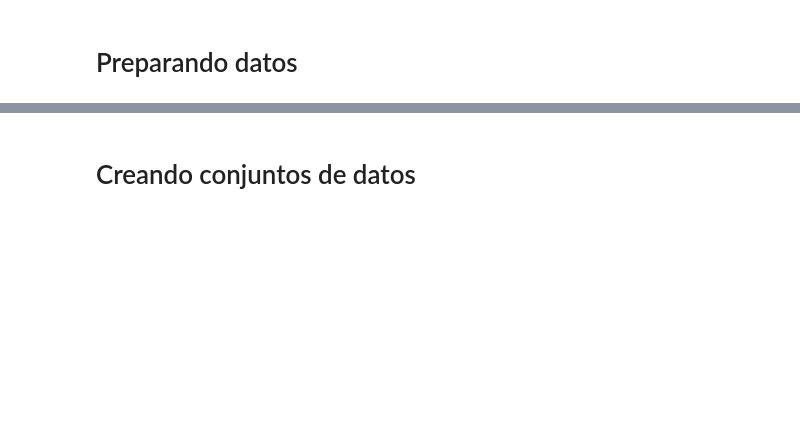
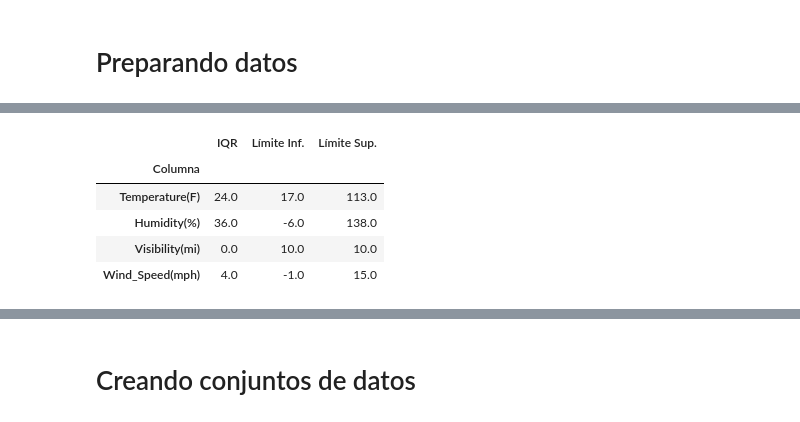
Before and after one commit to Jarcos09/Tareas, a Jupyter notebook: ML.ipynb, the cells around one changed output, grey strips where cells are left out. Saved outputs shown, nothing was run; the diff lists cells and outputs as text; code cells hidden in the pictures; blank space fills up the shorter version.

```diff
--- a/ML.ipynb
+++ b/ML.ipynb
@@ -358 +431,18 @@ transf_sev_1.show()
 only showing top 20 rows
+# %%
+from pyspark.sql.functions import when, col
+from pyspark.sql.functions import mean
+
+
+calcular_IQR(Transf_muestra,['Temperature(F)','Humidity(%)','Visibility(mi)','Wind_Speed(mph)'])
+
+mean_values = Transf_muestra.select(
+    mean("Temperature(F)").alias("mean_temp"),
+    mean("Humidity(%)").alias("mean_humidity"),
+    mean("Wind_Speed(mph)").alias("mean_wind_speed")
+).collect()[0]
+
+
+Transf_muestra_iqr = Transf_muestra.withColumn("Temperature(F)", when((col("Temperature(F)") < 14.5) | (col("Temperature(F)") > 114.5), mean_values["mean_temp"]).otherwise(col("Temperature(F)"))) \
+             .withColumn("Humidity(%)", when((col("Humidity(%)") < -6.0) | (col("Humidity(%)") > 138.0), mean_values["mean_humidity"]).otherwise(col("Humidity(%)"))) \
+             .withColumn("Wind_Speed(mph)", when((col("Wind_Speed(mph)") < -2.5) | (col("Wind_Speed(mph)") > 17.5), mean_values["mean_wind_speed"]).otherwise(col("Wind_Speed(mph)")))
@@ -358,0 +458,9 @@ only showing top 20 rows
+# %%
+calcular_IQR(Transf_muestra_iqr,['Temperature(F)','Humidity(%)','Visibility(mi)','Wind_Speed(mph)'])
+# %% [output]
+|  | IQR | Límite Inf. | Límite Sup. |
+| Columna |  |  |  |
+| Temperature(F) | 24.0 | 17.0 | 113.0 |
+| Humidity(%) | 36.0 | -6.0 | 138.0 |
+| Visibility(mi) | 0.0 | 10.0 | 10.0 |
+| Wind_Speed(mph) | 4.0 | -1.0 | 15.0 |
```
Also changed, not shown: parts of 37 cells of this notebook.
